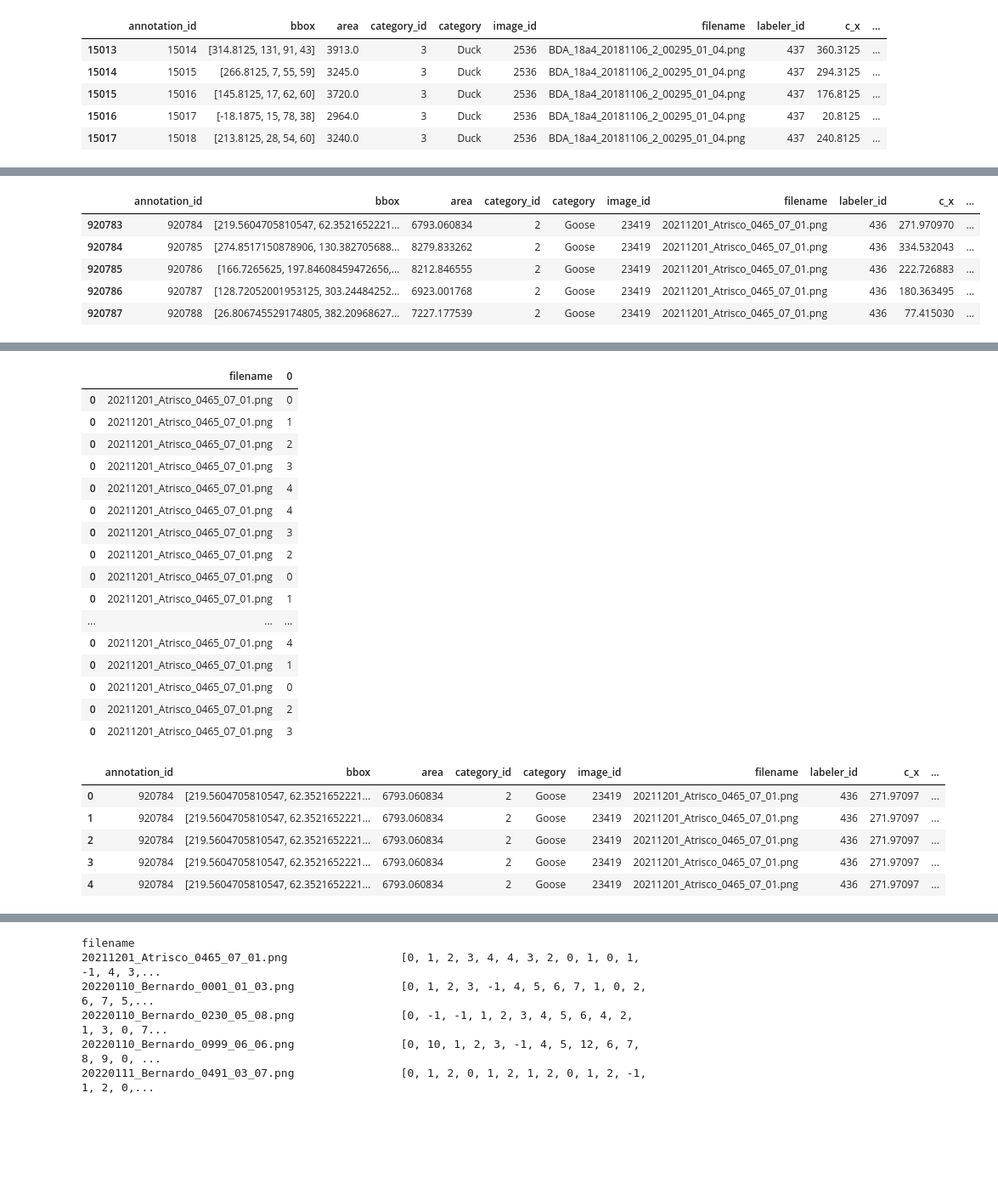
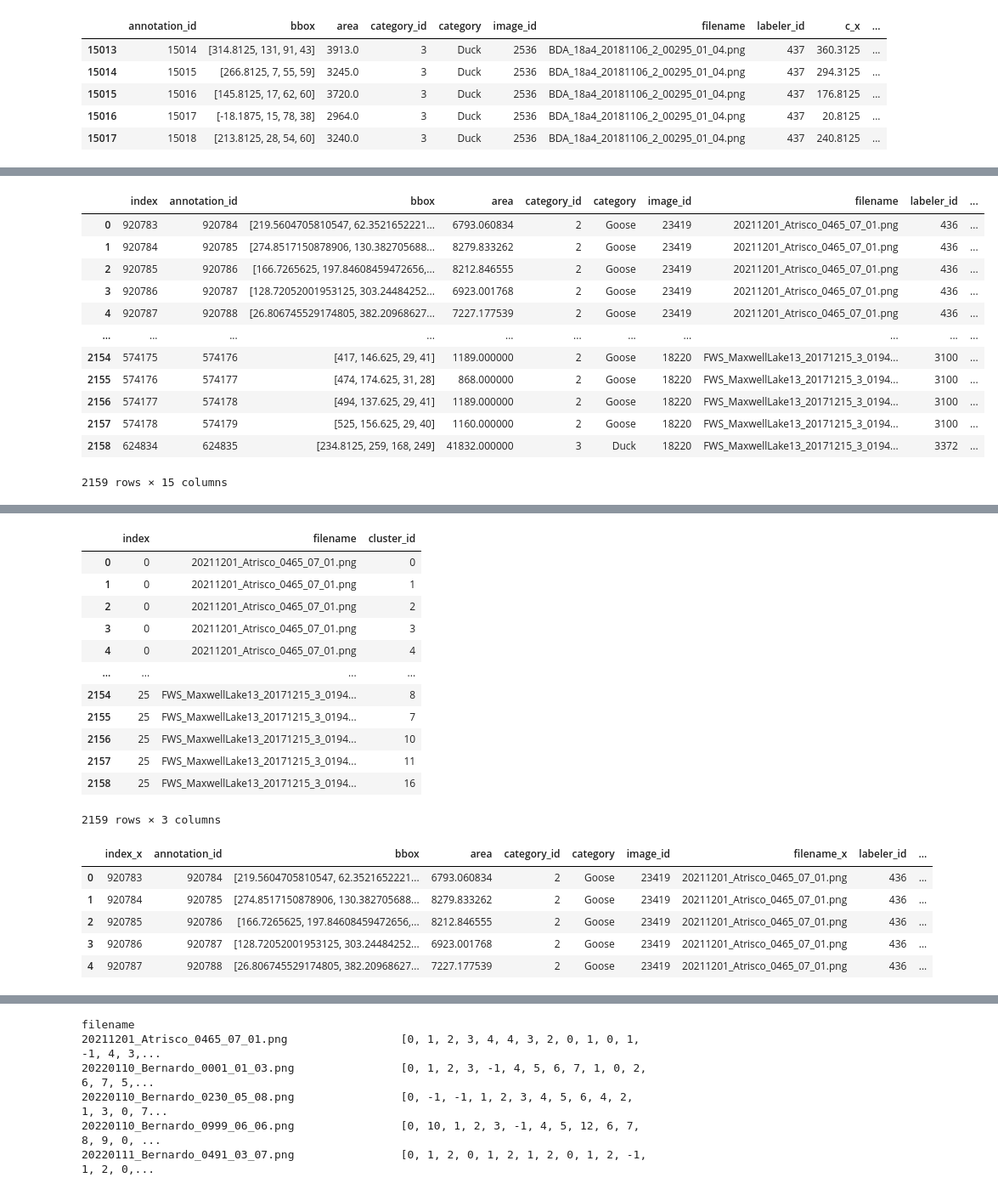
Before and after one commit to rowanoaktree/AggregationScripts, a Jupyter notebook: Scratch/Refinement.ipynb, the cells around one changed output, grey strips where cells are left out. Shown at 85% size. Saved outputs shown, nothing was run; the diff lists cells and outputs as text; code cells hidden in the pictures; blank space fills up the shorter version.

Commit message:
SUCCESS ON THE LONG ROAD

```diff
--- a/Scratch/Refinement.ipynb
+++ b/Scratch/Refinement.ipynb
@@ -124,14 +134,21 @@ clusters = clusters.reset_index()
 filesort = df.sort_values(["filename", "annotation_id"])
 filegroup = df.groupby("filename")
 # %%
-filesort.head()
+filesort.reset_index()
 # %% [output]
-|  | annotation_id | bbox | area | category_id | category | image_id | filename | labeler_id | c_x | ... |
-| 920783 | 920784 | [219.5604705810547, 62.3521652221... | 6793.060834 | 2 | Goose | 23419 | 20211201_Atrisco_0465_07_01.png | 436 | 271.970970 | ... |
-| 920784 | 920785 | [274.8517150878906, 130.382705688... | 8279.833262 | 2 | Goose | 23419 | 20211201_Atrisco_0465_07_01.png | 436 | 334.532043 | ... |
-| 920785 | 920786 | [166.7265625, 197.84608459472656,... | 8212.846555 | 2 | Goose | 23419 | 20211201_Atrisco_0465_07_01.png | 436 | 222.726883 | ... |
-| 920786 | 920787 | [128.72052001953125, 303.24484252... | 6923.001768 | 2 | Goose | 23419 | 20211201_Atrisco_0465_07_01.png | 436 | 180.363495 | ... |
-| 920787 | 920788 | [26.806745529174805, 382.20968627... | 7227.177539 | 2 | Goose | 23419 | 20211201_Atrisco_0465_07_01.png | 436 | 77.415030 | ... |
+|  | index | annotation_id | bbox | area | category_id | category | image_id | filename | labeler_id | ... |
+| 0 | 920783 | 920784 | [219.5604705810547, 62.3521652221... | 6793.060834 | 2 | Goose | 23419 | 20211201_Atrisco_0465_07_01.png | 436 | ... |
+| 1 | 920784 | 920785 | [274.8517150878906, 130.382705688... | 8279.833262 | 2 | Goose | 23419 | 20211201_Atrisco_0465_07_01.png | 436 | ... |
+| 2 | 920785 | 920786 | [166.7265625, 197.84608459472656,... | 8212.846555 | 2 | Goose | 23419 | 20211201_Atrisco_0465_07_01.png | 436 | ... |
+| 3 | 920786 | 920787 | [128.72052001953125, 303.24484252... | 6923.001768 | 2 | Goose | 23419 | 20211201_Atrisco_0465_07_01.png | 436 | ... |
+| 4 | 920787 | 920788 | [26.806745529174805, 382.20968627... | 7227.177539 | 2 | Goose | 23419 | 20211201_Atrisco_0465_07_01.png | 436 | ... |
+| ... | ... | ... | ... | ... | ... | ... | ... | ... | ... | ... |
+| 2154 | 574175 | 574176 | [417, 146.625, 29, 41] | 1189.000000 | 2 | Goose | 18220 | FWS_MaxwellLake13_20171215_3_0194... | 3100 | ... |
+| 2155 | 574176 | 574177 | [474, 174.625, 31, 28] | 868.000000 | 2 | Goose | 18220 | FWS_MaxwellLake13_20171215_3_0194... | 3100 | ... |
+| 2156 | 574177 | 574178 | [494, 137.625, 29, 41] | 1189.000000 | 2 | Goose | 18220 | FWS_MaxwellLake13_20171215_3_0194... | 3100 | ... |
+| 2157 | 574178 | 574179 | [525, 156.625, 29, 40] | 1160.000000 | 2 | Goose | 18220 | FWS_MaxwellLake13_20171215_3_0194... | 3100 | ... |
+| 2158 | 624834 | 624835 | [234.8125, 259, 168, 249] | 41832.000000 | 3 | Duck | 18220 | FWS_MaxwellLake13_20171215_3_0194... | 3372 | ... |
+2159 rows × 15 columns
 # %%
 filegroup.head()
 # %% [output]
@@ -149,33 +166,29 @@ filegroup.head()
 | 1003199 | 1003200 | [379.9253845214844, 379.795654296... | 8923.546913 | 3 | Duck | 24164 | 20220111_LaJoya_2_0196_07_05.png | 1245 | 434.104507 | ... |
 130 rows × 14 columns
 # %%
-long = clusters.explode(0)
-long.head(25)
+long = clusters.explode("cluster_id")
+long.reset_index()
 # %% [output]
-|  | filename | 0 |
-| 0 | 20211201_Atrisco_0465_07_01.png | 0 |
-| 0 | 20211201_Atrisco_0465_07_01.png | 1 |
-| 0 | 20211201_Atrisco_0465_07_01.png | 2 |
-| 0 | 20211201_Atrisco_0465_07_01.png | 3 |
-| 0 | 20211201_Atrisco_0465_07_01.png | 4 |
-| 0 | 20211201_Atrisco_0465_07_01.png | 4 |
-| 0 | 20211201_Atrisco_0465_07_01.png | 3 |
-| 0 | 20211201_Atrisco_0465_07_01.png | 2 |
-| 0 | 20211201_Atrisco_0465_07_01.png | 0 |
-| 0 | 20211201_Atrisco_0465_07_01.png | 1 |
-| ... | ... | ... |
-| 0 | 20211201_Atrisco_0465_07_01.png | 4 |
-| 0 | 20211201_Atrisco_0465_07_01.png | 1 |
-| 0 | 20211201_Atrisco_0465_07_01.png | 0 |
-| 0 | 20211201_Atrisco_0465_07_01.png | 2 |
-| 0 | 20211201_Atrisco_0465_07_01.png | 3 |
+|  | index | filename | cluster_id |
+| 0 | 0 | 20211201_Atrisco_0465_07_01.png | 0 |
+| 1 | 0 | 20211201_Atrisco_0465_07_01.png | 1 |
+| 2 | 0 | 20211201_Atrisco_0465_07_01.png | 2 |
+| 3 | 0 | 20211201_Atrisco_0465_07_01.png | 3 |
+| 4 | 0 | 20211201_Atrisco_0465_07_01.png | 4 |
+| ... | ... | ... | ... |
+| 2154 | 25 | FWS_MaxwellLake13_20171215_3_0194... | 8 |
+| 2155 | 25 | FWS_MaxwellLake13_20171215_3_0194... | 7 |
+| 2156 | 25 | FWS_MaxwellLake13_20171215_3_0194... | 10 |
+| 2157 | 25 | FWS_MaxwellLake13_20171215_3_0194... | 11 |
+| 2158 | 25 | FWS_MaxwellLake13_20171215_3_0194... | 16 |
+2159 rows × 3 columns
-# %%
-test = pd.merge(filesort, long, left_on="filename", right_on="filename")
-test.head()
-# %% [output]
-|  | annotation_id | bbox | area | category_id | category | image_id | filename | labeler_id | c_x | ... |
-| 0 | 920784 | [219.5604705810547, 62.3521652221... | 6793.060834 | 2 | Goose | 23419 | 20211201_Atrisco_0465_07_01.png | 436 | 271.97097 | ... |
-| 1 | 920784 | [219.5604705810547, 62.3521652221... | 6793.060834 | 2 | Goose | 23419 | 20211201_Atrisco_0465_07_01.png | 436 | 271.97097 | ... |
-| 2 | 920784 | [219.5604705810547, 62.3521652221... | 6793.060834 | 2 | Goose | 23419 | 20211201_Atrisco_0465_07_01.png | 436 | 271.97097 | ... |
-| 3 | 920784 | [219.5604705810547, 62.3521652221... | 6793.060834 | 2 | Goose | 23419 | 20211201_Atrisco_0465_07_01.png | 436 | 271.97097 | ... |
-| 4 | 920784 | [219.5604705810547, 62.3521652221... | 6793.060834 | 2 | Goose | 23419 | 20211201_Atrisco_0465_07_01.png | 436 | 271.97097 | ... |
+# %%
+test = filesort.reset_index().merge(long.reset_index(), left_index=True, right_index=True, how='left')
+test.head()
+# %% [output]
+|  | index_x | annotation_id | bbox | area | category_id | category | image_id | filename_x | labeler_id | ... |
+| 0 | 920783 | 920784 | [219.5604705810547, 62.3521652221... | 6793.060834 | 2 | Goose | 23419 | 20211201_Atrisco_0465_07_01.png | 436 | ... |
+| 1 | 920784 | 920785 | [274.8517150878906, 130.382705688... | 8279.833262 | 2 | Goose | 23419 | 20211201_Atrisco_0465_07_01.png | 436 | ... |
+| 2 | 920785 | 920786 | [166.7265625, 197.84608459472656,... | 8212.846555 | 2 | Goose | 23419 | 20211201_Atrisco_0465_07_01.png | 436 | ... |
+| 3 | 920786 | 920787 | [128.72052001953125, 303.24484252... | 6923.001768 | 2 | Goose | 23419 | 20211201_Atrisco_0465_07_01.png | 436 | ... |
+| 4 | 920787 | 920788 | [26.806745529174805, 382.20968627... | 7227.177539 | 2 | Goose | 23419 | 20211201_Atrisco_0465_07_01.png | 436 | ... |
```
Also changed, not shown: parts of 3 cells of this notebook, 1 other file.
